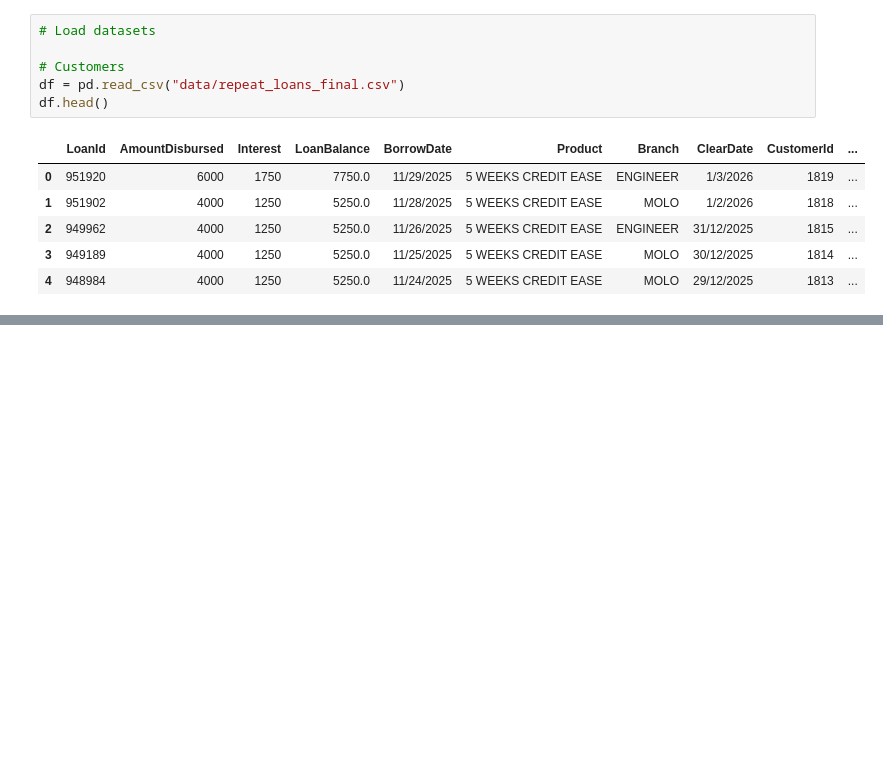
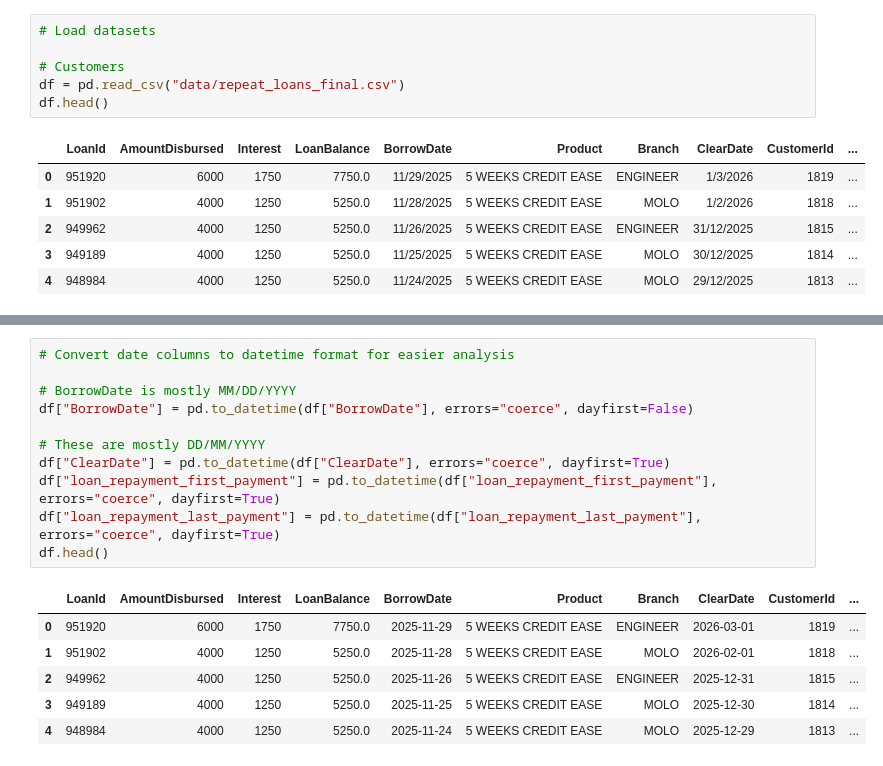
Before and after one commit to jmuhunyu/moniqo_project, a Jupyter notebook: James/project.ipynb, the cells around one changed output, grey strips where cells are left out. Drawn from its saved outputs; the diff is of its cells as text; blank space fills up the shorter version.

```diff
--- a/James/project.ipynb
+++ b/James/project.ipynb
@@ -34,0 +130,18 @@ NameError: name 'df' is not defined
+# %%
+# Convert date columns to datetime format for easier analysis
+
+# BorrowDate is mostly MM/DD/YYYY
+df["BorrowDate"] = pd.to_datetime(df["BorrowDate"], errors="coerce", dayfirst=False)
+
+# These are mostly DD/MM/YYYY
+df["ClearDate"] = pd.to_datetime(df["ClearDate"], errors="coerce", dayfirst=True)
+df["loan_repayment_first_payment"] = pd.to_datetime(df["loan_repayment_first_payment"], errors="coerce", dayfirst=True)
+df["loan_repayment_last_payment"] = pd.to_datetime(df["loan_repayment_last_payment"], errors="coerce", dayfirst=True)
+df.head()
+# %% [output]
+|  | LoanId | AmountDisbursed | Interest | LoanBalance | BorrowDate | Product | Branch | ClearDate | CustomerId | ... |
+| 0 | 951920 | 6000 | 1750 | 7750.0 | 2025-11-29 | 5 WEEKS CREDIT EASE | ENGINEER | 2026-03-01 | 1819 | ... |
+| 1 | 951902 | 4000 | 1250 | 5250.0 | 2025-11-28 | 5 WEEKS CREDIT EASE | MOLO | 2026-02-01 | 1818 | ... |
+| 2 | 949962 | 4000 | 1250 | 5250.0 | 2025-11-26 | 5 WEEKS CREDIT EASE | ENGINEER | 2025-12-31 | 1815 | ... |
+| 3 | 949189 | 4000 | 1250 | 5250.0 | 2025-11-25 | 5 WEEKS CREDIT EASE | MOLO | 2025-12-30 | 1814 | ... |
+| 4 | 948984 | 4000 | 1250 | 5250.0 | 2025-11-24 | 5 WEEKS CREDIT EASE | MOLO | 2025-12-29 | 1813 | ... |
```
Also changed, not shown: parts of 12 cells of this notebook.
